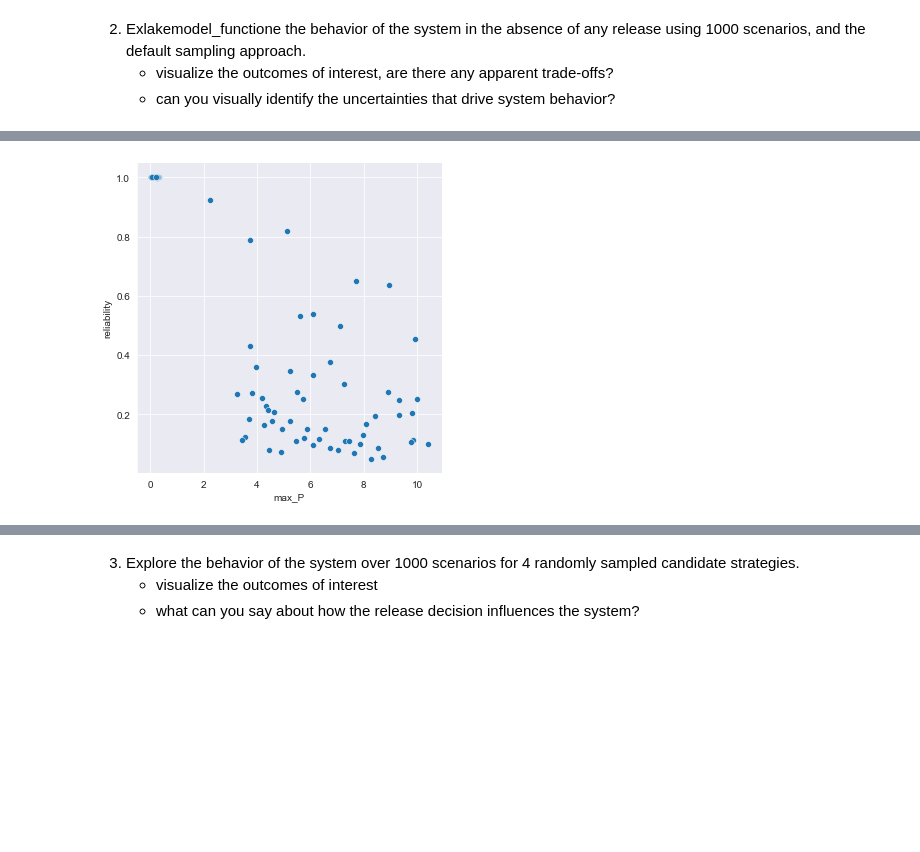
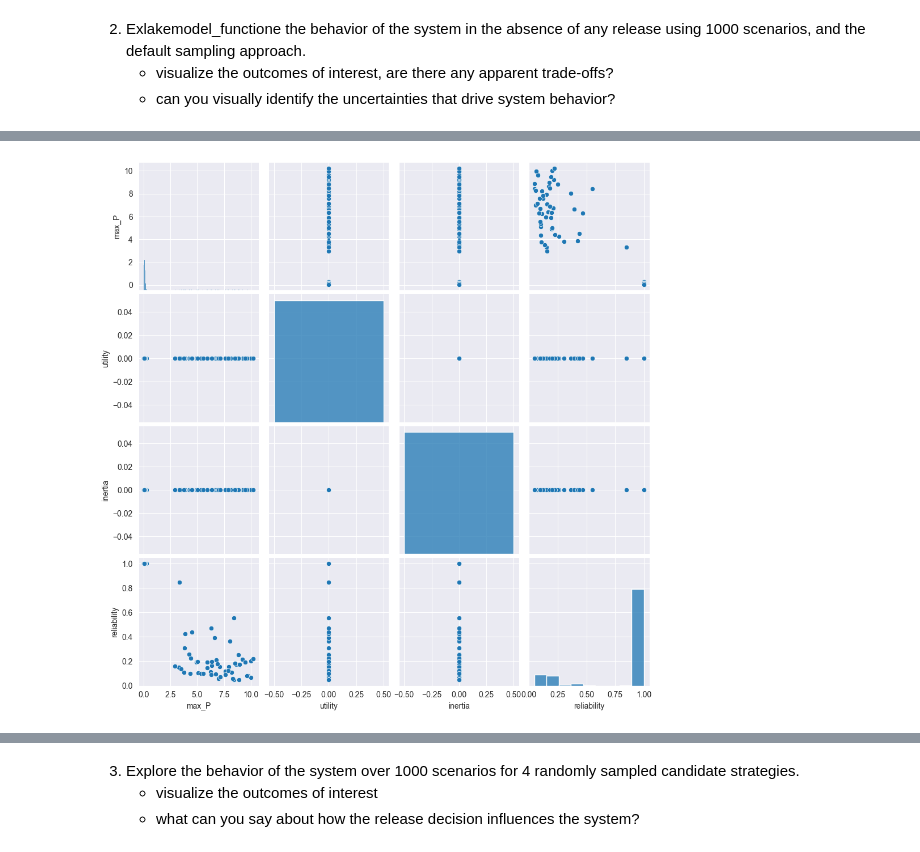
Before and after one commit to EwoutH/epa1361_open, a Jupyter notebook: Week 1-2 - general intro to exploratory modelling/assignment 2 - lakemodel.ipynb, the cells around one changed output, grey strips where cells are left out. Cells and saved outputs as stored; diff of their text form; code cells hidden in the pictures; blank space fills up the shorter version.

Commit message:
W1/2: Model answers, improved own work from answers

```diff
--- a/Week 1-2 - general intro to exploratory modelling/assignment 2 - lakemodel.ipynb
+++ b/Week 1-2 - general intro to exploratory modelling/assignment 2 - lakemodel.ipynb
@@ -68,15 +68,18 @@ from ema_workbench import RealParameter, ScalarOutcome, Constant, Model
 from lakemodel_function import lake_problem
 
 model = Model("lake", function=lake_problem)
+model.time_horizon = 100
 
 # specify uncertainties
 model.uncertainties = [
-    RealParameter("b", 0.1, 0.45),
-    RealParameter("q", 2.0, 4.5),
+    RealParameter("b", 0.1, 0.45),  # the lake’s natural removal rate
+    RealParameter("q", 2.0, 4.5),   # the lake’s natural recycling rate
     RealParameter("mean", 0.01, 0.05),
     RealParameter("stdev", 0.001, 0.005),
     RealParameter("delta", 0.93, 0.99),
 ]
+# set levers, one for each time step
+model.levers = [RealParameter(f"l{i}", 0, 0.1) for i in range(model.time_horizon)]
 
 # specify outcomes
 model.outcomes = [
@@ -86,10 +89,12 @@ model.outcomes = [
     ScalarOutcome("reliability"),
 ]
 # %%
-from ema_workbench import SequentialEvaluator
+from ema_workbench import SequentialEvaluator, Policy
+
+policy = Policy("No release", **{l.name:0 for l in model.levers})
 
 with SequentialEvaluator(model) as evaluator:
-    experiments, outcomes = evaluator.perform_experiments(scenarios=250)
+    experiments, outcomes = evaluator.perform_experiments(scenarios=250, policies=policy)
 # %%
 print(experiments.shape)
 print(list(outcomes.keys()))
@@ -125,8 +124,9 @@ data
 # %%
 import seaborn as sns
 import matplotlib.pyplot as plt
+import pandas as pd
 
-sns.relplot(data=data, x="max_P", y="reliability", kind="scatter")
+sns.pairplot(pd.DataFrame.from_dict(outcomes))
 plt.show()
 # %% [output]
-[figure, old version]
+[figure, new version]
```
Also changed, not shown: parts of 10 cells of this notebook, 1 other file.
